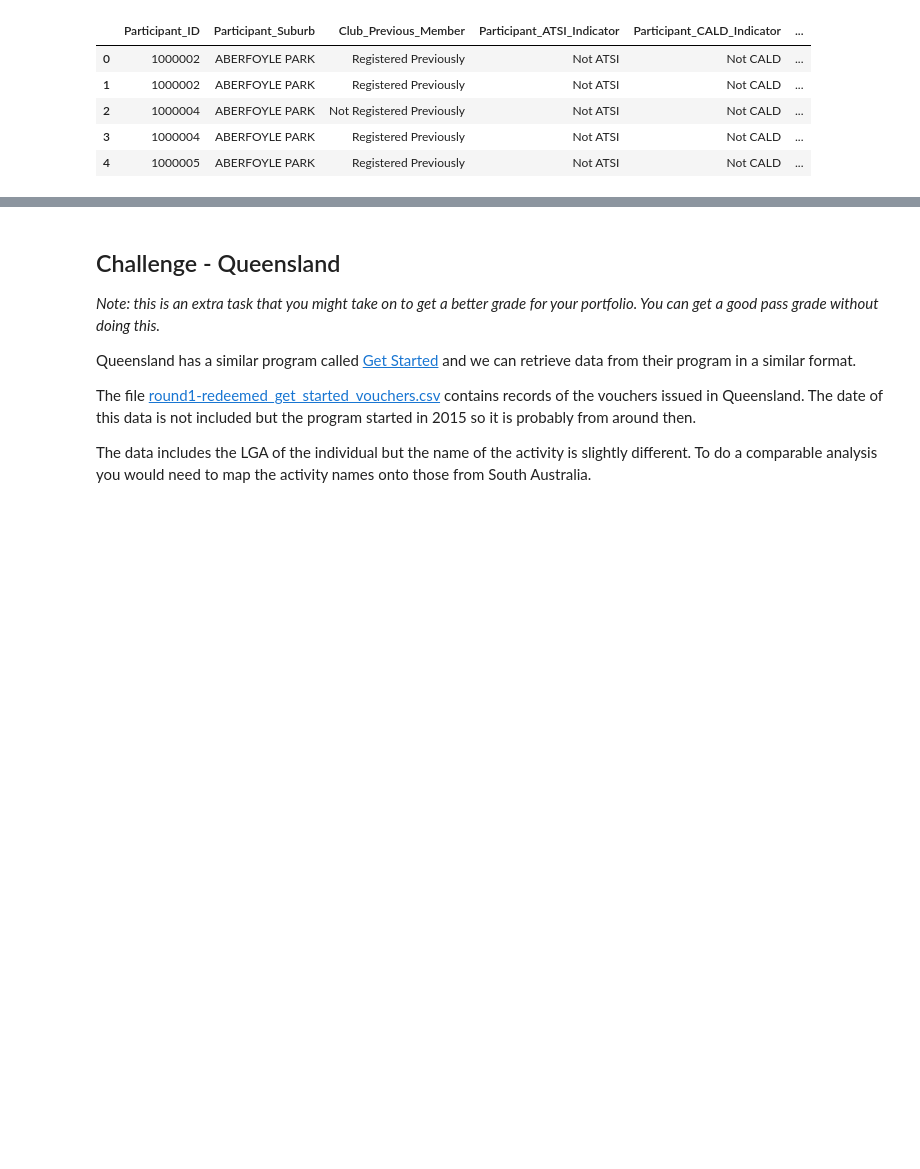
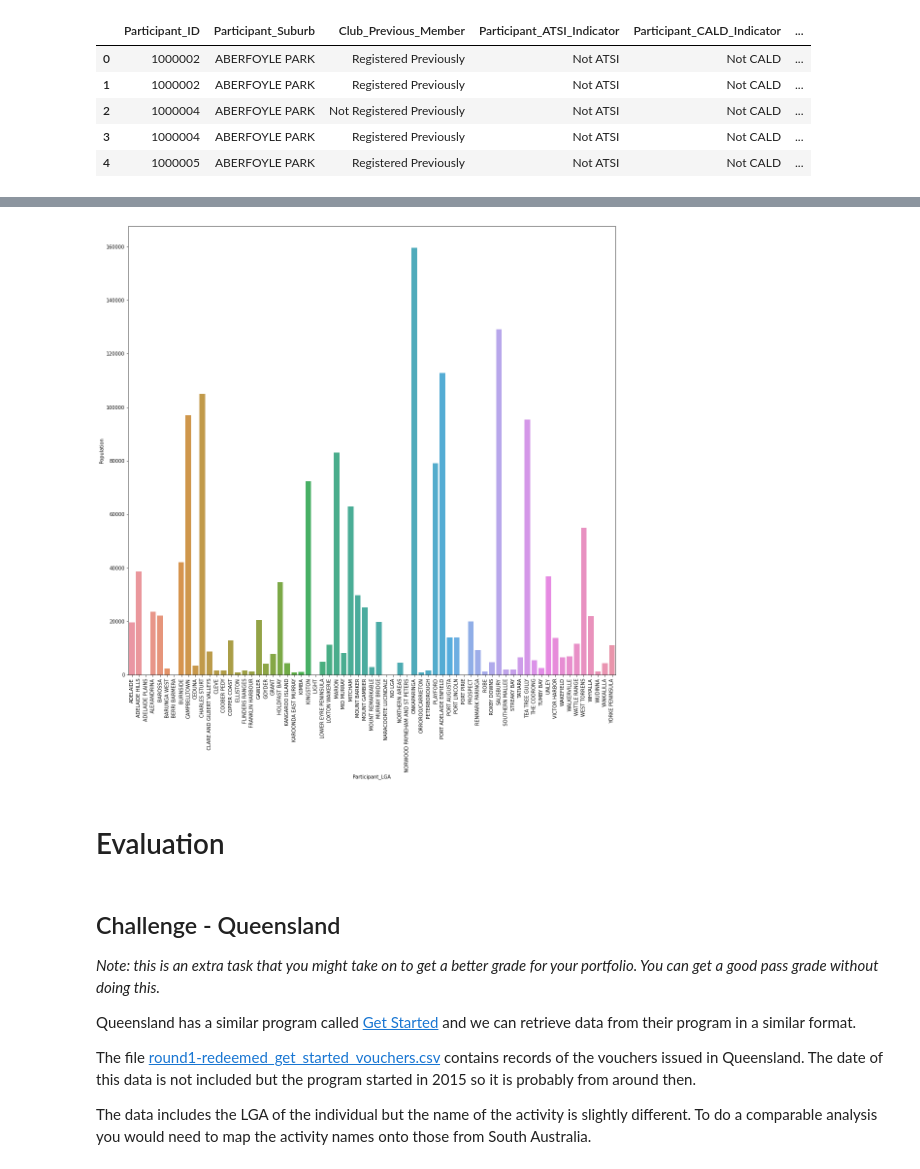
Before and after one commit to AmandaManadeniya/data-science-portfolio-2021, a Jupyter notebook: Portfolio 2.ipynb, the cells around one changed output, grey strips where cells are left out. Cells and saved outputs as stored; diff of their text form; code cells hidden in the pictures; blank space fills up the shorter version.

```diff
--- a/Portfolio 2.ipynb
+++ b/Portfolio 2.ipynb
@@ -218,3 +297,11 @@ sa_vouchers_scores.head()
+# %%
+fig, ax = plt.subplots(figsize=(18, 17))
+sns.barplot(x = 'Participant_LGA' , y = 'Population', data = seifa_LGA)
+ax.tick_params(axis='x', rotation=90)
+# %% [output]
+[figure, added]
+# %% [markdown]
+# Evaluation
 # %% [markdown]
 ## Challenge - Queensland
 
```
Also changed, not shown: parts of 14 cells of this notebook.
